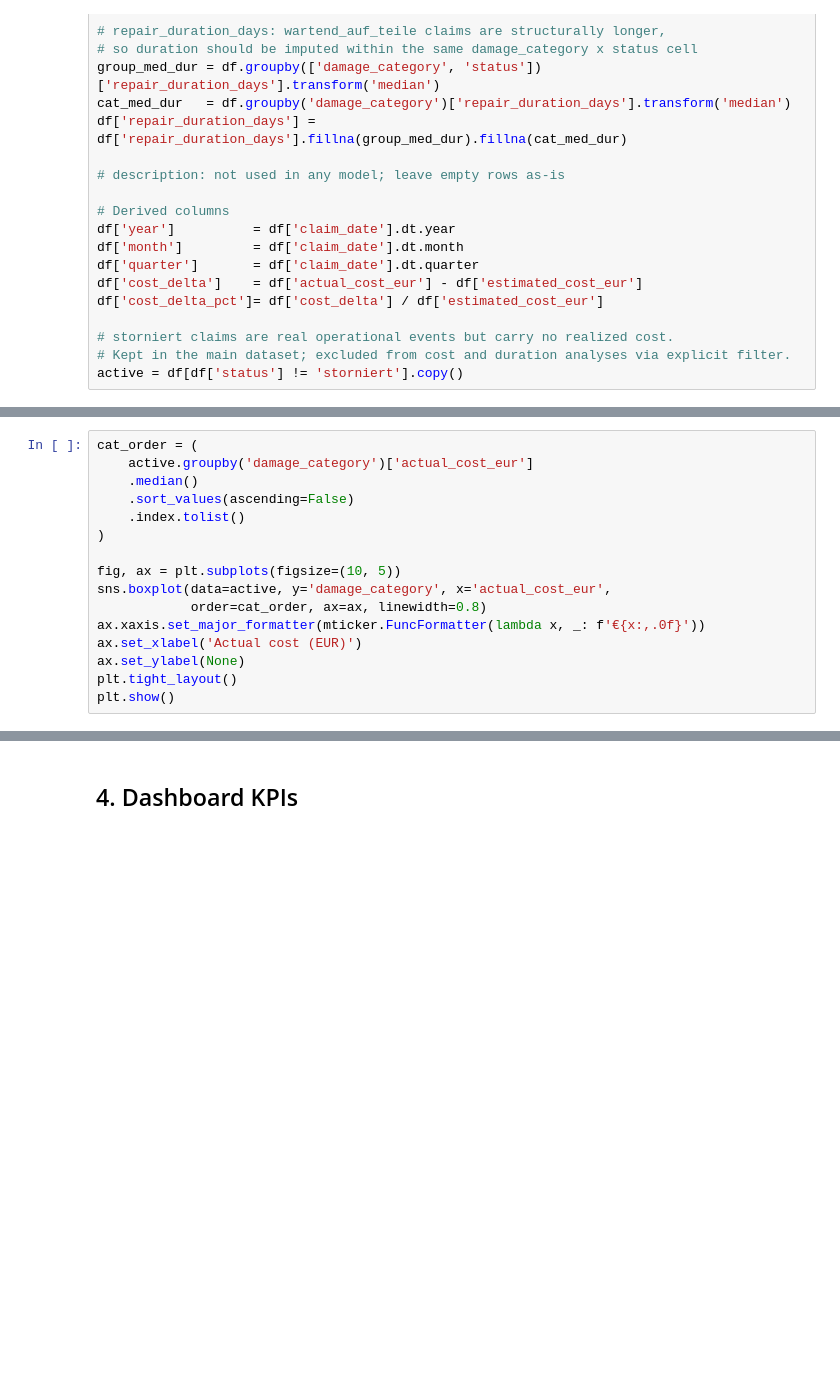
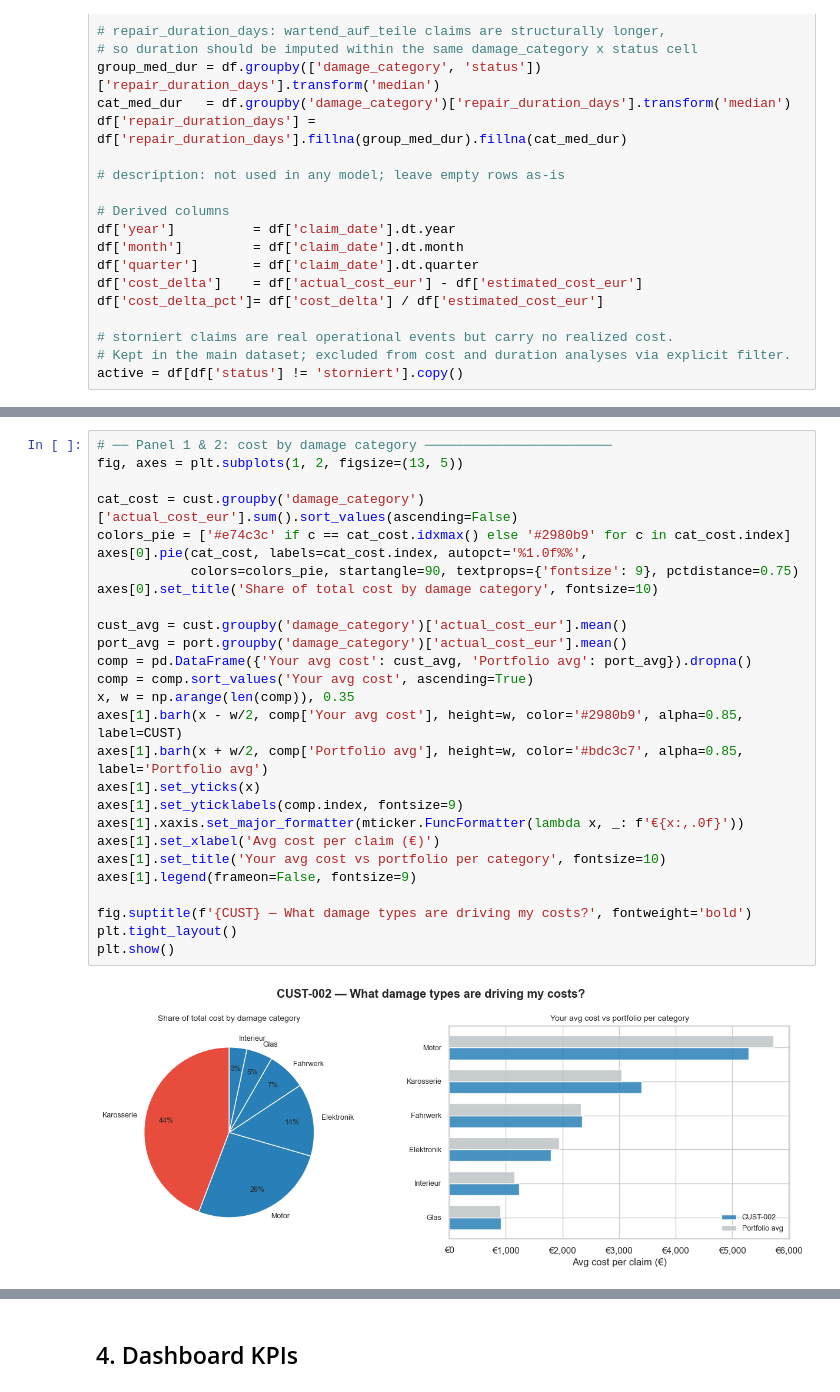
Before and after one commit to jamalrnjbal/afc-technical, a Jupyter notebook: afc_case_study.ipynb, the cells around one changed output, grey strips where cells are left out. Saved outputs shown, nothing was run; the diff lists cells and outputs as text; blank space fills up the shorter version.

```diff
--- a/afc_case_study.ipynb
+++ b/afc_case_study.ipynb
@@ -93,17 +244,30 @@ plt.show()
 # %%
-cat_order = (
-    active.groupby('damage_category')['actual_cost_eur']
-    .median()
-    .sort_values(ascending=False)
-    .index.tolist()
-)
+# ── Panel 1 & 2: cost by damage category ────────────────────────
+fig, axes = plt.subplots(1, 2, figsize=(13, 5))
 
-fig, ax = plt.subplots(figsize=(10, 5))
-sns.boxplot(data=active, y='damage_category', x='actual_cost_eur',
-            order=cat_order, ax=ax, linewidth=0.8)
-ax.xaxis.set_major_formatter(mticker.FuncFormatter(lambda x, _: f'€{x:,.0f}'))
-ax.set_xlabel('Actual cost (EUR)')
-ax.set_ylabel(None)
+cat_cost = cust.groupby('damage_category')['actual_cost_eur'].sum().sort_values(ascending=False)
+colors_pie = ['#e74c3c' if c == cat_cost.idxmax() else '#2980b9' for c in cat_cost.index]
+axes[0].pie(cat_cost, labels=cat_cost.index, autopct='%1.0f%%',
+            colors=colors_pie, startangle=90, textprops={'fontsize': 9}, pctdistance=0.75)
+axes[0].set_title('Share of total cost by damage category', fontsize=10)
+
+cust_avg = cust.groupby('damage_category')['actual_cost_eur'].mean()
+port_avg = port.groupby('damage_category')['actual_cost_eur'].mean()
+comp = pd.DataFrame({'Your avg cost': cust_avg, 'Portfolio avg': port_avg}).dropna()
+comp = comp.sort_values('Your avg cost', ascending=True)
+x, w = np.arange(len(comp)), 0.35
+axes[1].barh(x - w/2, comp['Your avg cost'], height=w, color='#2980b9', alpha=0.85, label=CUST)
+axes[1].barh(x + w/2, comp['Portfolio avg'], height=w, color='#bdc3c7', alpha=0.85, label='Portfolio avg')
+axes[1].set_yticks(x)
+axes[1].set_yticklabels(comp.index, fontsize=9)
+axes[1].xaxis.set_major_formatter(mticker.FuncFormatter(lambda x, _: f'€{x:,.0f}'))
+axes[1].set_xlabel('Avg cost per claim (€)')
+axes[1].set_title('Your avg cost vs portfolio per category', fontsize=10)
+axes[1].legend(frameon=False, fontsize=9)
+
+fig.suptitle(f'{CUST} — What damage types are driving my costs?', fontweight='bold')
 plt.tight_layout()
 plt.show()
+# %% [output]
+[figure, added]
 # %% [markdown]
```
Also changed, not shown: parts of 24 cells of this notebook, 4 other files.
